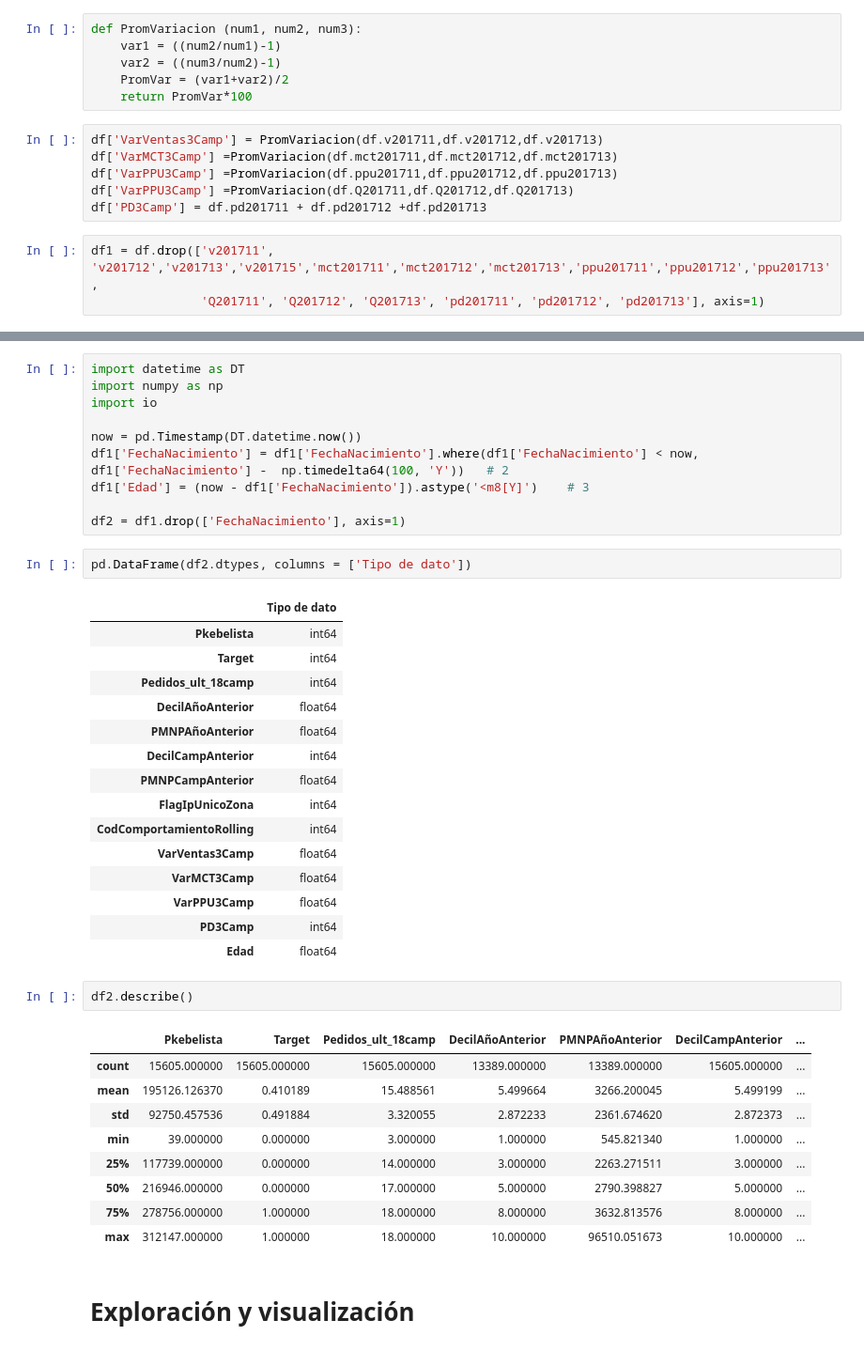
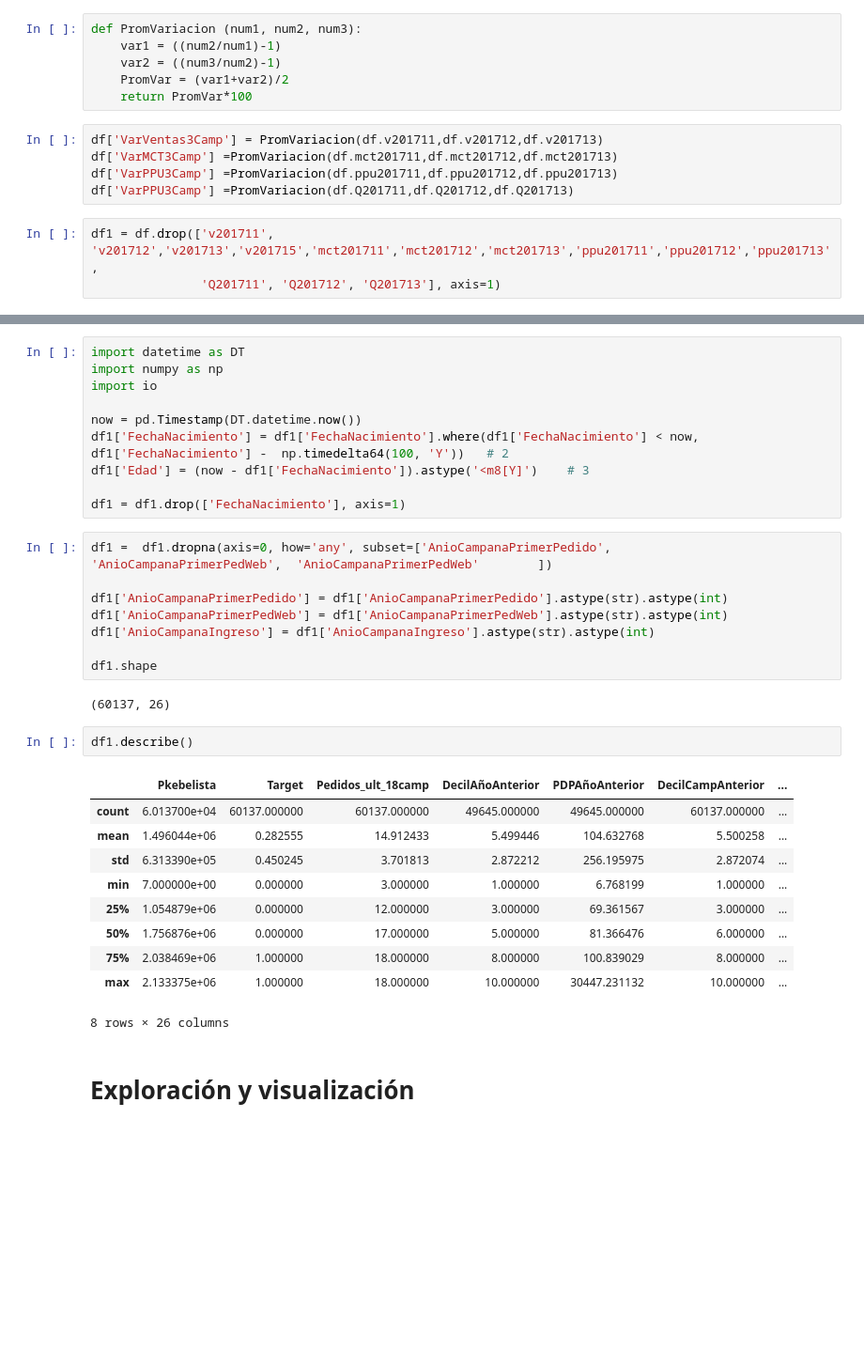
Before and after one commit to carlosfg97/pdp, a Jupyter notebook: ModeloPDP.ipynb, the cells around one changed output, grey strips where cells are left out. Shown at 94% size. Drawn from its saved outputs; the diff is of its cells as text; blank space fills up the shorter version.

```diff
--- a/ModeloPDP.ipynb
+++ b/ModeloPDP.ipynb
@@ -48,10 +44,9 @@ df['VarVentas3Camp'] = PromVariacion(df.v201711,df.v201712,df.v201713)
 df['VarMCT3Camp'] =PromVariacion(df.mct201711,df.mct201712,df.mct201713)
 df['VarPPU3Camp'] =PromVariacion(df.ppu201711,df.ppu201712,df.ppu201713)
 df['VarPPU3Camp'] =PromVariacion(df.Q201711,df.Q201712,df.Q201713)
-df['PD3Camp'] = df.pd201711 + df.pd201712 +df.pd201713
 # %%
 df1 = df.drop(['v201711', 'v201712','v201713','v201715','mct201711','mct201712','mct201713','ppu201711','ppu201712','ppu201713',
-               'Q201711', 'Q201712', 'Q201713', 'pd201711', 'pd201712', 'pd201713'], axis=1)
+               'Q201711', 'Q201712', 'Q201713'], axis=1)
 # %%
 pd.DataFrame(df1.dtypes, columns = ['Tipo de dato'])
 # %% [output]
@@ -85,36 +82,30 @@ now = pd.Timestamp(DT.datetime.now())
 df1['FechaNacimiento'] = df1['FechaNacimiento'].where(df1['FechaNacimiento'] < now, df1['FechaNacimiento'] -  np.timedelta64(100, 'Y'))   # 2
 df1['Edad'] = (now - df1['FechaNacimiento']).astype('<m8[Y]')    # 3
 
-df2 = df1.drop(['FechaNacimiento'], axis=1)
+df1 = df1.drop(['FechaNacimiento'], axis=1)
-# %%
-pd.DataFrame(df2.dtypes, columns = ['Tipo de dato'])
-# %% [output]
-|  | Tipo de dato |
-| Pkebelista | int64 |
-| Target | int64 |
-| Pedidos_ult_18camp | int64 |
-| DecilAñoAnterior | float64 |
-| PMNPAñoAnterior | float64 |
-| DecilCampAnterior | int64 |
-| PMNPCampAnterior | float64 |
-| FlagIpUnicoZona | int64 |
-| CodComportamientoRolling | int64 |
-| VarVentas3Camp | float64 |
-| VarMCT3Camp | float64 |
-| VarPPU3Camp | float64 |
-| PD3Camp | int64 |
-| Edad | float64 |
+# %%
+df1 =  df1.dropna(axis=0, how='any', subset=['AnioCampanaPrimerPedido',
+'AnioCampanaPrimerPedWeb',  'AnioCampanaPrimerPedWeb'        ])
+
+df1['AnioCampanaPrimerPedido'] = df1['AnioCampanaPrimerPedido'].astype(str).astype(int)
+df1['AnioCampanaPrimerPedWeb'] = df1['AnioCampanaPrimerPedWeb'].astype(str).astype(int)
+df1['AnioCampanaIngreso'] = df1['AnioCampanaIngreso'].astype(str).astype(int)
+
+df1.shape
+# %% [output]
+(60137, 26)
 # %%
-df2.describe()
+df1.describe()
 # %% [output]
-|  | Pkebelista | Target | Pedidos_ult_18camp | DecilAñoAnterior | PMNPAñoAnterior | DecilCampAnterior | ... |
-| count | 15605.000000 | 15605.000000 | 15605.000000 | 13389.000000 | 13389.000000 | 15605.000000 | ... |
-| mean | 195126.126370 | 0.410189 | 15.488561 | 5.499664 | 3266.200045 | 5.499199 | ... |
-| std | 92750.457536 | 0.491884 | 3.320055 | 2.872233 | 2361.674620 | 2.872373 | ... |
-| min | 39.000000 | 0.000000 | 3.000000 | 1.000000 | 545.821340 | 1.000000 | ... |
-| 25% | 117739.000000 | 0.000000 | 14.000000 | 3.000000 | 2263.271511 | 3.000000 | ... |
-| 50% | 216946.000000 | 0.000000 | 17.000000 | 5.000000 | 2790.398827 | 5.000000 | ... |
-| 75% | 278756.000000 | 1.000000 | 18.000000 | 8.000000 | 3632.813576 | 8.000000 | ... |
-| max | 312147.000000 | 1.000000 | 18.000000 | 10.000000 | 96510.051673 | 10.000000 | ... |
+|  | Pkebelista | Target | Pedidos_ult_18camp | DecilAñoAnterior | PDPAñoAnterior | DecilCampAnterior | ... |
+| count | 6.013700e+04 | 60137.000000 | 60137.000000 | 49645.000000 | 49645.000000 | 60137.000000 | ... |
+| mean | 1.496044e+06 | 0.282555 | 14.912433 | 5.499446 | 104.632768 | 5.500258 | ... |
+| std | 6.313390e+05 | 0.450245 | 3.701813 | 2.872212 | 256.195975 | 2.872074 | ... |
+| min | 7.000000e+00 | 0.000000 | 3.000000 | 1.000000 | 6.768199 | 1.000000 | ... |
+| 25% | 1.054879e+06 | 0.000000 | 12.000000 | 3.000000 | 69.361567 | 3.000000 | ... |
+| 50% | 1.756876e+06 | 0.000000 | 17.000000 | 5.000000 | 81.366476 | 6.000000 | ... |
+| 75% | 2.038469e+06 | 1.000000 | 18.000000 | 8.000000 | 100.839029 | 8.000000 | ... |
+| max | 2.133375e+06 | 1.000000 | 18.000000 | 10.000000 | 30447.231132 | 10.000000 | ... |
+8 rows × 26 columns
 # %% [markdown]
 # Exploración y visualización
```
Also changed, not shown: parts of 35 cells of this notebook, 8 other files.
